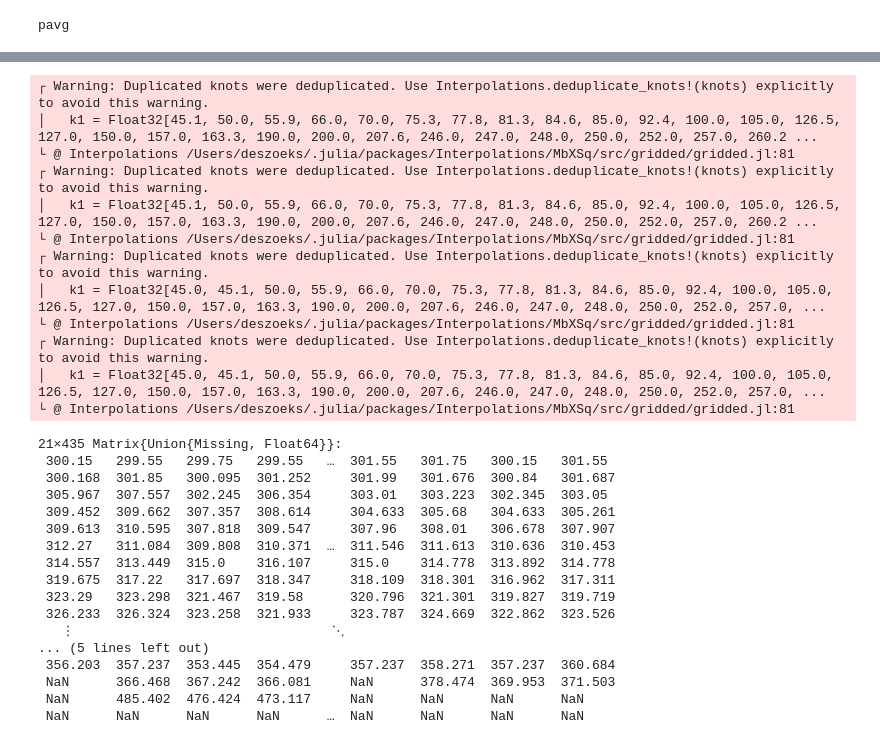
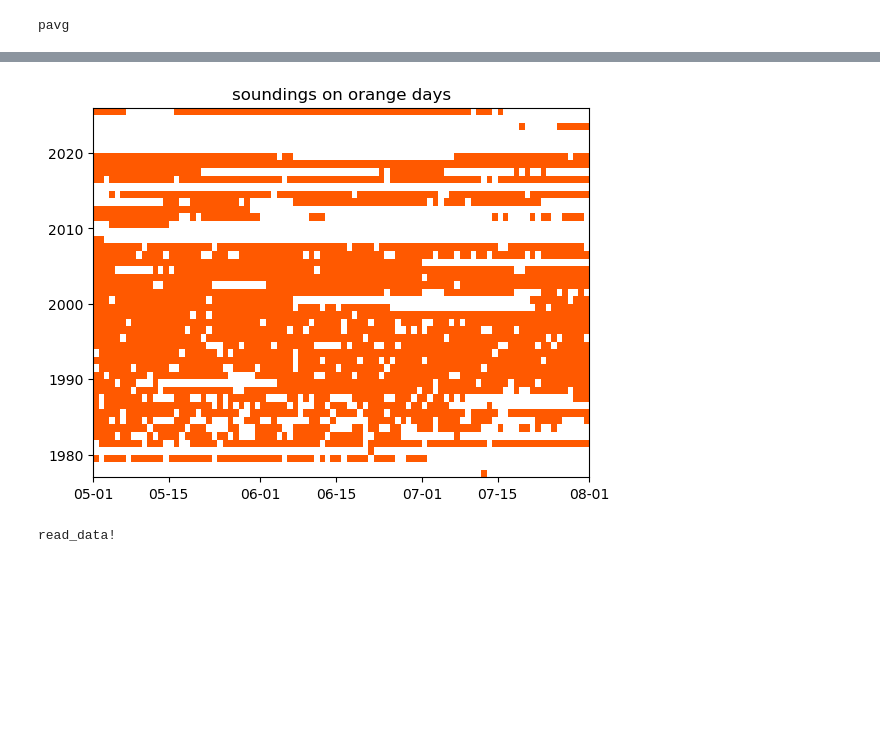
Before and after one commit to deszoeke/ASTRAL-soundings, a Jupyter notebook: src/amini_sond.ipynb, the cells around one changed output, grey strips where cells are left out. Saved outputs shown, nothing was run; the diff lists cells and outputs as text; code cells hidden in the pictures; blank space fills up the shorter version.

```diff
--- a/src/amini_sond.ipynb
+++ b/src/amini_sond.ipynb
@@ -207,9 +242,34 @@ Base.IOError: IOError: readdir("../data/uwyo/aminidivi/"): no such file or direc
+# %%
+# plot Aminidivi sounding file availability after downloading as much as possible from UWyo.
+dtup = Dates.yearmonthday.(dts) # Vector{Tuple{Int}[3]}
+
+years = minimum(dtup)[1]:maximum(dtup)[1]+1
+month_day_dt = Date(2000,5,1):Date(2000,8,1)
+issond = falses(length(years)-1, length(month_day_dt)-1)
+for (y, m, d) in dtup
+    if 5 <= m <= 7
+        yi = y - minimum(dtup)[1] + 1
+        di = (Date(2000,m,d) - Date(2000,5,1)).value + 1
+        # print("$y $m $d\n")
+        issond[yi, di] = true
+    end
+end
+
+mdates = matplotlib.dates
+clf()
+pcolormesh(month_day_dt, years, issond, vmin=0, vmax=2, cmap=ColorMap("hot_r")) # orange are soundings, white are gaps
+ax = gca()
+ax.xaxis.set_major_formatter(mdates.DateFormatter("%m-%d"))  # e.g., 'Jul 01'
+title("soundings on orange days")
+gcf()
+# %% [output]
+[figure, added]
 # %%
 "Read and fill temperature, spechum, u_wind, v_wind from Aminidivi files."
 function read_data!( temperature, spechum, u_wind, v_wind; pavg = (t,p) -> itp(t, p).(plevs) )
     for (i, f) in enumerate(amini_files)     # loop over files and extract data
         dt = extract_datetime(f)
-        # println("Processing file: $f with datetime: $dt")
+        println("Processing file: $f with datetime: $dt")
         ds = NCDatasets.Dataset(joinpath(amini_dir, f))
 
         # Extract variables
@@ -229,35 +289,7 @@ function read_data!( temperature, spechum, u_wind, v_wind; pavg = (t,p) -> itp(t
     end
 end
 # %% [output]
-┌ Warning: Duplicated knots were deduplicated. Use Interpolations.deduplicate_knots!(knots) explicitly to avoid this warning.
-│   k1 = Float32[45.1, 50.0, 55.9, 66.0, 70.0, 75.3, 77.8, 81.3, 84.6, 85.0, 92.4, 100.0, 105.0, 126.5, 127.0, 150.0, 157.0, 163.3, 190.0, 200.0, 207.6, 246.0, 247.0, 248.0, 250.0, 252.0, 257.0, 260.2 ...
-└ @ Interpolations /Users/deszoeks/.julia/packages/Interpolations/MbXSq/src/gridded/gridded.jl:81
-┌ Warning: Duplicated knots were deduplicated. Use Interpolations.deduplicate_knots!(knots) explicitly to avoid this warning.
-│   k1 = Float32[45.1, 50.0, 55.9, 66.0, 70.0, 75.3, 77.8, 81.3, 84.6, 85.0, 92.4, 100.0, 105.0, 126.5, 127.0, 150.0, 157.0, 163.3, 190.0, 200.0, 207.6, 246.0, 247.0, 248.0, 250.0, 252.0, 257.0, 260.2 ...
-└ @ Interpolations /Users/deszoeks/.julia/packages/Interpolations/MbXSq/src/gridded/gridded.jl:81
-┌ Warning: Duplicated knots were deduplicated. Use Interpolations.deduplicate_knots!(knots) explicitly to avoid this warning.
-│   k1 = Float32[45.0, 45.1, 50.0, 55.9, 66.0, 70.0, 75.3, 77.8, 81.3, 84.6, 85.0, 92.4, 100.0, 105.0, 126.5, 127.0, 150.0, 157.0, 163.3, 190.0, 200.0, 207.6, 246.0, 247.0, 248.0, 250.0, 252.0, 257.0, ...
-└ @ Interpolations /Users/deszoeks/.julia/packages/Interpolations/MbXSq/src/gridded/gridded.jl:81
-┌ Warning: Duplicated knots were deduplicated. Use Interpolations.deduplicate_knots!(knots) explicitly to avoid this warning.
-│   k1 = Float32[45.0, 45.1, 50.0, 55.9, 66.0, 70.0, 75.3, 77.8, 81.3, 84.6, 85.0, 92.4, 100.0, 105.0, 126.5, 127.0, 150.0, 157.0, 163.3, 190.0, 200.0, 207.6, 246.0, 247.0, 248.0, 250.0, 252.0, 257.0, ...
-└ @ Interpolations /Users/deszoeks/.julia/packages/Interpolations/MbXSq/src/gridded/gridded.jl:81
+read_data!
-21×435 Matrix{Union{Missing, Float64}}:
- 300.15   299.55   299.75   299.55   …  301.55   301.75   300.15   301.55
- 300.168  301.85   300.095  301.252     301.99   301.676  300.84   301.687
- 305.967  307.557  302.245  306.354     303.01   303.223  302.345  303.05
- 309.452  309.662  307.357  308.614     304.633  305.68   304.633  305.261
- 309.613  310.595  307.818  309.547     307.96   308.01   306.678  307.907
- 312.27   311.084  309.808  310.371  …  311.546  311.613  310.636  310.453
- 314.557  313.449  315.0    316.107     315.0    314.778  313.892  314.778
- 319.675  317.22   317.697  318.347     318.109  318.301  316.962  317.311
- 323.29   323.298  321.467  319.58      320.796  321.301  319.827  319.719
- 326.233  326.324  323.258  321.933     323.787  324.669  322.862  323.526
-   ⋮                                 ⋱
-... (5 lines left out)
- 356.203  357.237  353.445  354.479     357.237  358.271  357.237  360.684
- NaN      366.468  367.242  366.081     NaN      378.474  369.953  371.503
- NaN      485.402  476.424  473.117     NaN      NaN      NaN      NaN
- NaN      NaN      NaN      NaN      …  NaN      NaN      NaN      NaN
 # %%
 # read sounding data from local disk
 
```
Also changed, not shown: parts of 12 cells of this notebook, 2 other files.
